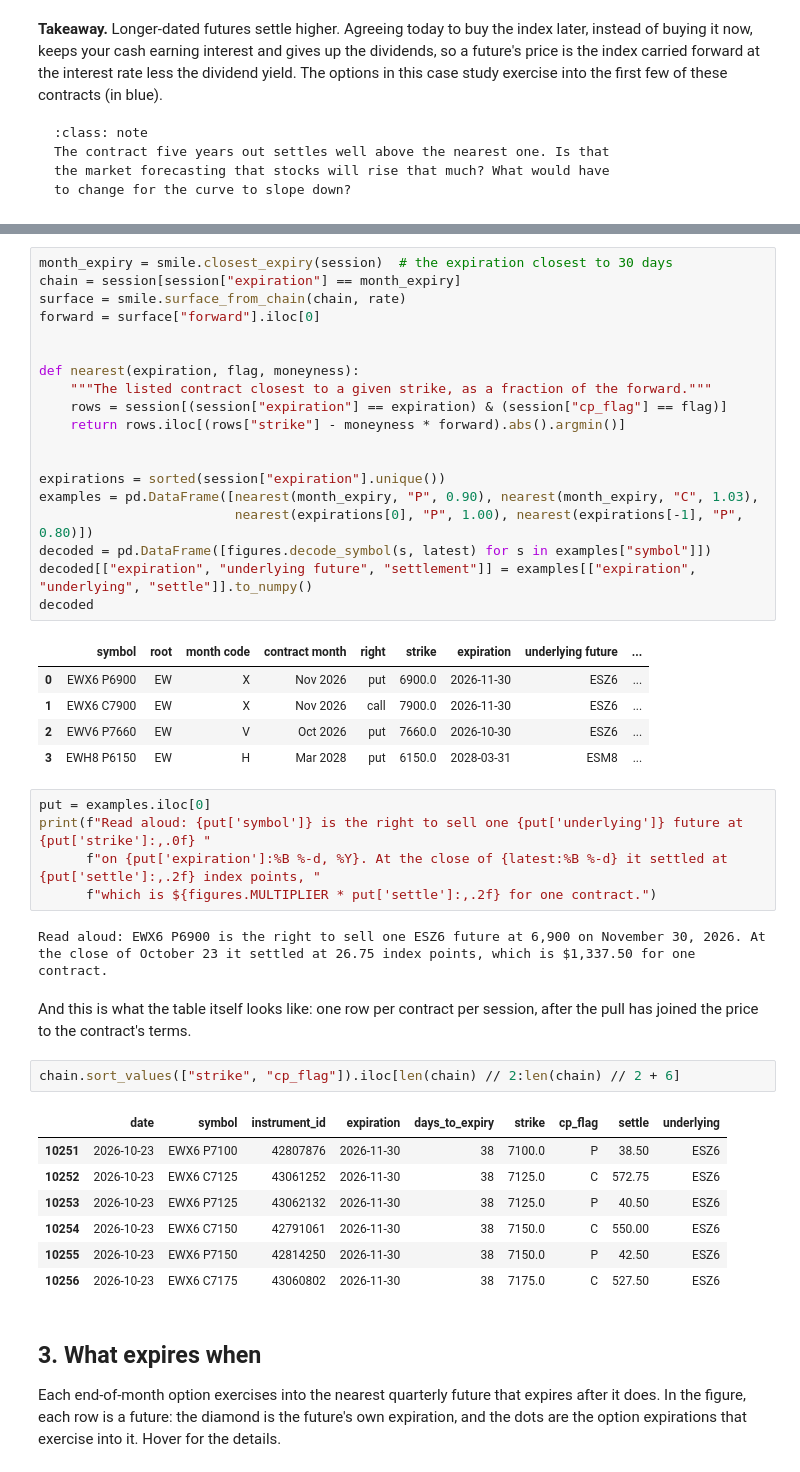
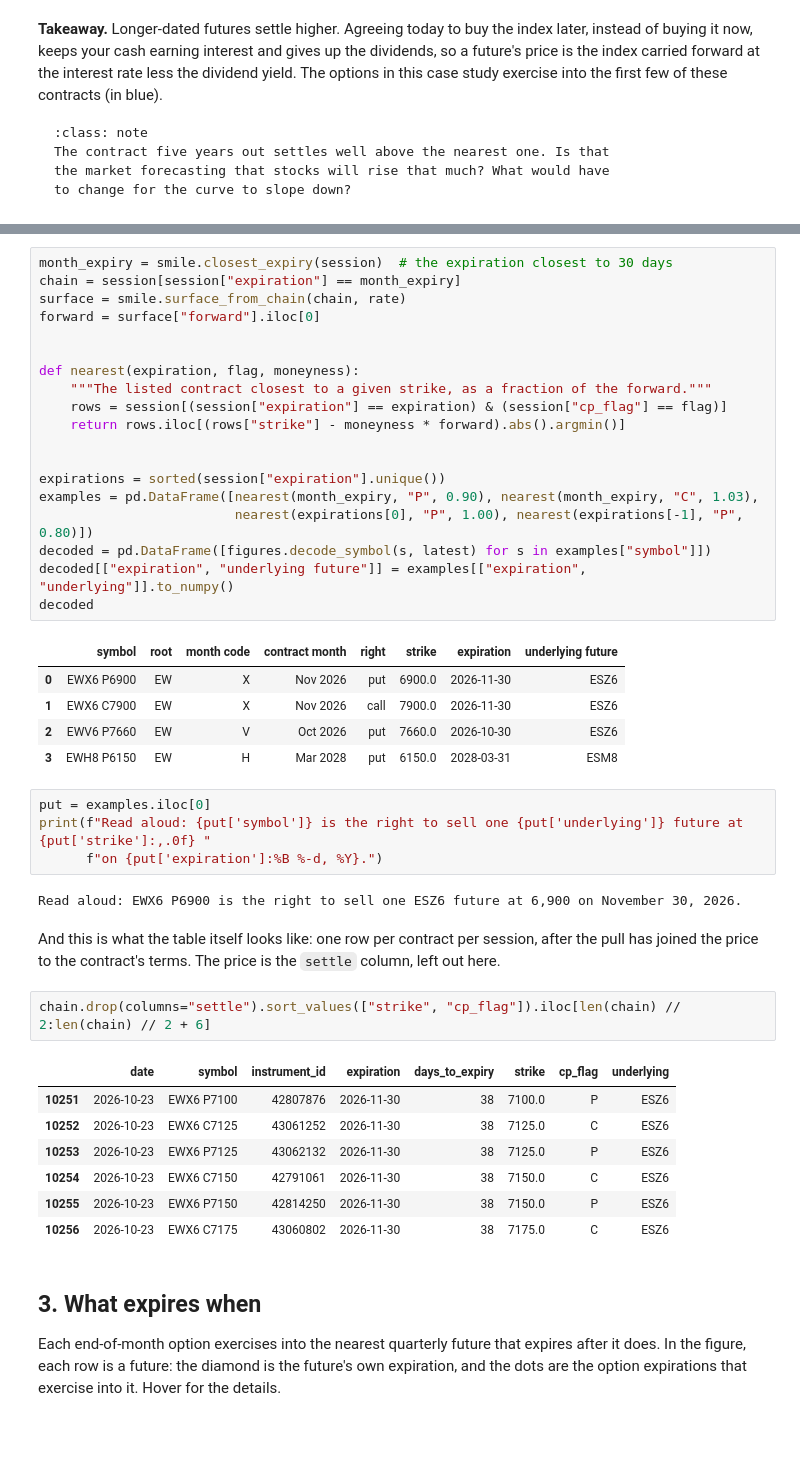
Before and after one commit to finm-32800/finm-32800.github.io, a Jupyter notebook: _sources/notebooks/_01_es_options_data_ipynb.ipynb, the cells around one changed output, grey strips where cells are left out. Saved outputs shown, nothing was run; the diff lists cells and outputs as text; blank space fills up the shorter version.

```diff
--- a/_sources/notebooks/_01_es_options_data_ipynb.ipynb
+++ b/_sources/notebooks/_01_es_options_data_ipynb.ipynb
@@ -151,34 +158,34 @@ expirations = sorted(session["expiration"].unique())
 examples = pd.DataFrame([nearest(month_expiry, "P", 0.90), nearest(month_expiry, "C", 1.03),
                          nearest(expirations[0], "P", 1.00), nearest(expirations[-1], "P", 0.80)])
 decoded = pd.DataFrame([figures.decode_symbol(s, latest) for s in examples["symbol"]])
-decoded[["expiration", "underlying future", "settlement"]] = examples[["expiration", "underlying", "settle"]].to_numpy()
+decoded[["expiration", "underlying future"]] = examples[["expiration", "underlying"]].to_numpy()
 decoded
 # %% [output]
-|  | symbol | root | month code | contract month | right | strike | expiration | underlying future | ... |
-| 0 | EWX6 P6900 | EW | X | Nov 2026 | put | 6900.0 | 2026-11-30 | ESZ6 | ... |
-| 1 | EWX6 C7900 | EW | X | Nov 2026 | call | 7900.0 | 2026-11-30 | ESZ6 | ... |
-| 2 | EWV6 P7660 | EW | V | Oct 2026 | put | 7660.0 | 2026-10-30 | ESZ6 | ... |
-| 3 | EWH8 P6150 | EW | H | Mar 2028 | put | 6150.0 | 2028-03-31 | ESM8 | ... |
+|  | symbol | root | month code | contract month | right | strike | expiration | underlying future |
+| 0 | EWX6 P6900 | EW | X | Nov 2026 | put | 6900.0 | 2026-11-30 | ESZ6 |
+| 1 | EWX6 C7900 | EW | X | Nov 2026 | call | 7900.0 | 2026-11-30 | ESZ6 |
+| 2 | EWV6 P7660 | EW | V | Oct 2026 | put | 7660.0 | 2026-10-30 | ESZ6 |
+| 3 | EWH8 P6150 | EW | H | Mar 2028 | put | 6150.0 | 2028-03-31 | ESM8 |
 # %%
 put = examples.iloc[0]
 print(f"Read aloud: {put['symbol']} is the right to sell one {put['underlying']} future at {put['strike']:,.0f} "
-      f"on {put['expiration']:%B %-d, %Y}. At the close of {latest:%B %-d} it settled at {put['settle']:,.2f} index points, "
-      f"which is ${figures.MULTIPLIER * put['settle']:,.2f} for one contract.")
+      f"on {put['expiration']:%B %-d, %Y}.")
 # %% [output]
-Read aloud: EWX6 P6900 is the right to sell one ESZ6 future at 6,900 on November 30, 2026. At the close of October 23 it settled at 26.75 index points, which is $1,337.50 for one contract.
+Read aloud: EWX6 P6900 is the right to sell one ESZ6 future at 6,900 on November 30, 2026.
 # %% [markdown]
 And this is what the table itself looks like: one row per contract per
-session, after the pull has joined the price to the contract's terms.
+session, after the pull has joined the price to the contract's terms. The
+price is the `settle` column, left out here.
 # %%
-chain.sort_values(["strike", "cp_flag"]).iloc[len(chain) // 2:len(chain) // 2 + 6]
+chain.drop(columns="settle").sort_values(["strike", "cp_flag"]).iloc[len(chain) // 2:len(chain) // 2 + 6]
 # %% [output]
-|  | date | symbol | instrument_id | expiration | days_to_expiry | strike | cp_flag | settle | underlying |
-| 10251 | 2026-10-23 | EWX6 P7100 | 42807876 | 2026-11-30 | 38 | 7100.0 | P | 38.50 | ESZ6 |
-| 10252 | 2026-10-23 | EWX6 C7125 | 43061252 | 2026-11-30 | 38 | 7125.0 | C | 572.75 | ESZ6 |
-| 10253 | 2026-10-23 | EWX6 P7125 | 43062132 | 2026-11-30 | 38 | 7125.0 | P | 40.50 | ESZ6 |
-| 10254 | 2026-10-23 | EWX6 C7150 | 42791061 | 2026-11-30 | 38 | 7150.0 | C | 550.00 | ESZ6 |
-| 10255 | 2026-10-23 | EWX6 P7150 | 42814250 | 2026-11-30 | 38 | 7150.0 | P | 42.50 | ESZ6 |
-| 10256 | 2026-10-23 | EWX6 C7175 | 43060802 | 2026-11-30 | 38 | 7175.0 | C | 527.50 | ESZ6 |
+|  | date | symbol | instrument_id | expiration | days_to_expiry | strike | cp_flag | underlying |
+| 10251 | 2026-10-23 | EWX6 P7100 | 42807876 | 2026-11-30 | 38 | 7100.0 | P | ESZ6 |
+| 10252 | 2026-10-23 | EWX6 C7125 | 43061252 | 2026-11-30 | 38 | 7125.0 | C | ESZ6 |
+| 10253 | 2026-10-23 | EWX6 P7125 | 43062132 | 2026-11-30 | 38 | 7125.0 | P | ESZ6 |
+| 10254 | 2026-10-23 | EWX6 C7150 | 42791061 | 2026-11-30 | 38 | 7150.0 | C | ESZ6 |
+| 10255 | 2026-10-23 | EWX6 P7150 | 42814250 | 2026-11-30 | 38 | 7150.0 | P | ESZ6 |
+| 10256 | 2026-10-23 | EWX6 C7175 | 43060802 | 2026-11-30 | 38 | 7175.0 | C | ESZ6 |
 # %% [markdown]
 ## 3. What expires when
 
```
Also changed, not shown: parts of 10 cells of this notebook, 18 other files.
